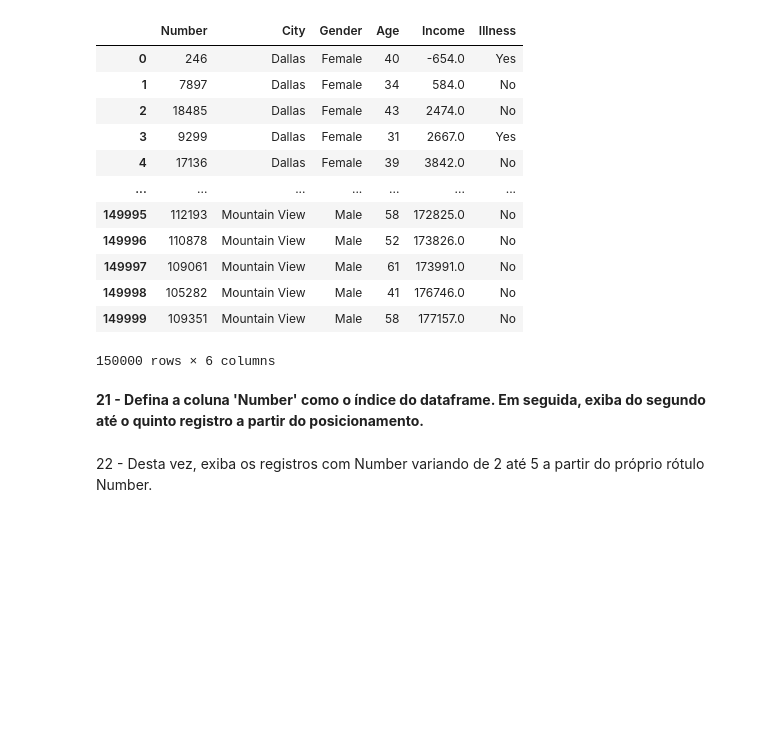
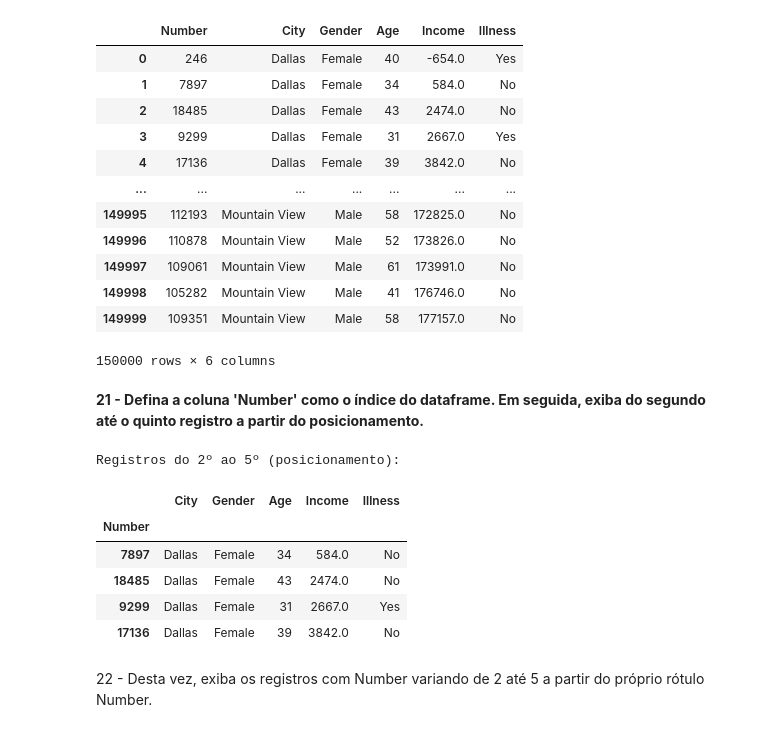
Before and after one commit to ArthurF36/Python_Atv_Pandas, a Jupyter notebook: Notebook/Exercicios_Pandas_Perguntas.ipynb, the cells around one changed output. Cells and saved outputs as stored; diff of their text form; code cells hidden in the pictures; blank space fills up the shorter version.

```diff
--- a/Notebook/Exercicios_Pandas_Perguntas.ipynb
+++ b/Notebook/Exercicios_Pandas_Perguntas.ipynb
@@ -367,3 +365,17 @@ Dataframe ordenado:
+# %%
+# Insira a resposta abaixo.
+number_df = df_ordenado.set_index('Number')
+
+print("Registros do 2º ao 5º (posicionamento):")
+display(number_df.iloc[1:5])
+# %% [output]
+Registros do 2º ao 5º (posicionamento):
+|  | City | Gender | Age | Income | Illness |
+| Number |  |  |  |  |  |
+| 7897 | Dallas | Female | 34 | 584.0 | No |
+| 18485 | Dallas | Female | 43 | 2474.0 | No |
+| 9299 | Dallas | Female | 31 | 2667.0 | Yes |
+| 17136 | Dallas | Female | 39 | 3842.0 | No |
 # %% [markdown]
 22 - Desta vez, exiba os registros com Number variando de 2 até 5 a partir do próprio rótulo Number.
 # %%
```
Also changed, not shown: parts of 3 cells of this notebook.
